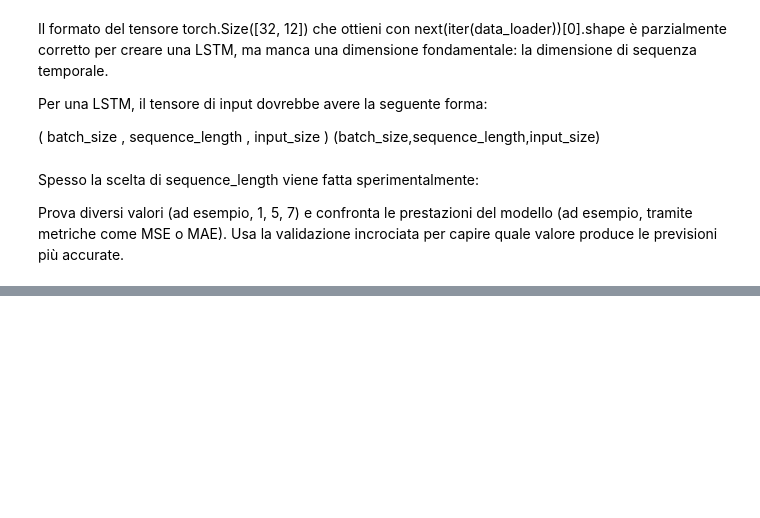
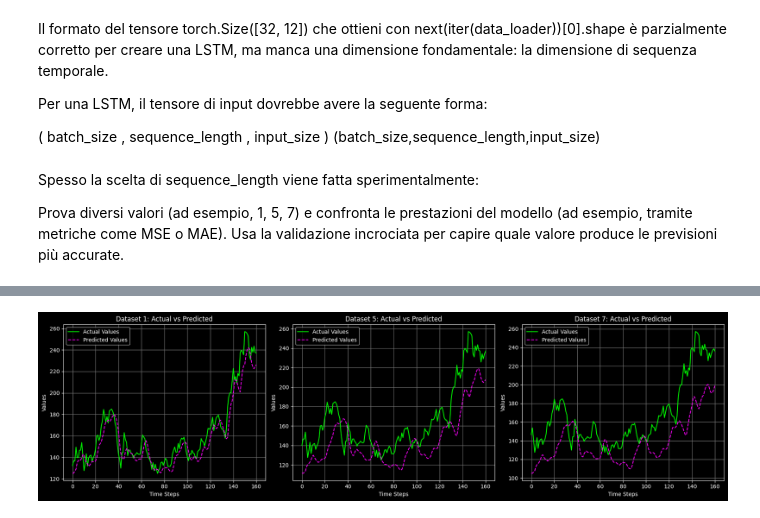
Before and after one commit to MicheleGiambelli/Deep-Learning-Project, a Jupyter notebook: Crypto_guru.ipynb, the cells around one changed output, grey strips where cells are left out. Saved outputs shown, nothing was run; the diff lists cells and outputs as text; code cells hidden in the pictures; blank space fills up the shorter version.

```diff
--- a/Crypto_guru.ipynb
+++ b/Crypto_guru.ipynb
@@ -647,0 +820,2 @@ plt.show()
+# %%
+model.load_state_dict(torch.load(model_save_paths["Dataset 1"]))
@@ -665,0 +1006,23 @@ Usa la validazione incrociata per capire quale valore produce le previsioni più
+# %%
+# Plot performance for each model
+plt.style.use('dark_background')
+fig, axs = plt.subplots(1, len(test_metrics), figsize=(18, 5))
+
+for i, (dataset_name, metrics) in enumerate(test_metrics.items()):
+    # Get actuals and predictions from the stored results
+    test_predictions = metrics["predictions"]
+    test_actuals = metrics["actuals"]
+
+    # Plot on the corresponding subplot
+    axs[i].plot(test_actuals, label='Actual Values', color='lime')
+    axs[i].plot(test_predictions, label='Predicted Values', color='fuchsia', linestyle='dashed')
+    axs[i].set_xlabel('Time Steps')
+    axs[i].set_ylabel('Values')
+    axs[i].set_title(f'{dataset_name}: Actual vs Predicted')
+    axs[i].legend()
+    axs[i].grid(color='gray')
+
+plt.tight_layout()
+plt.show()
+# %% [output]
+[figure, added]
```
Also changed, not shown: parts of 73 cells of this notebook.
